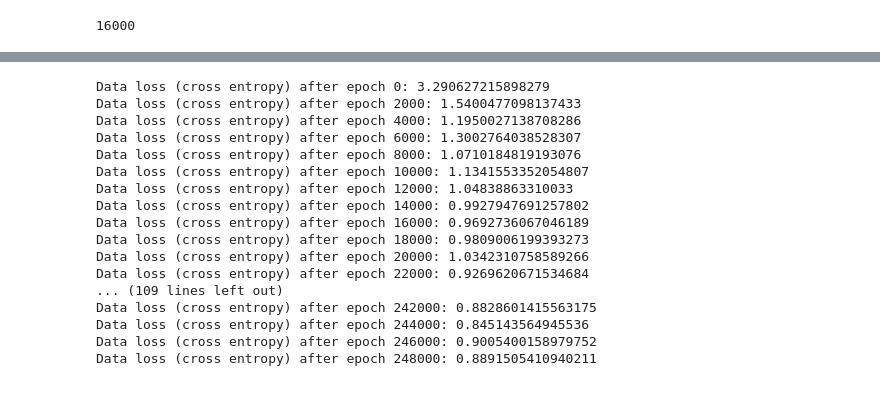
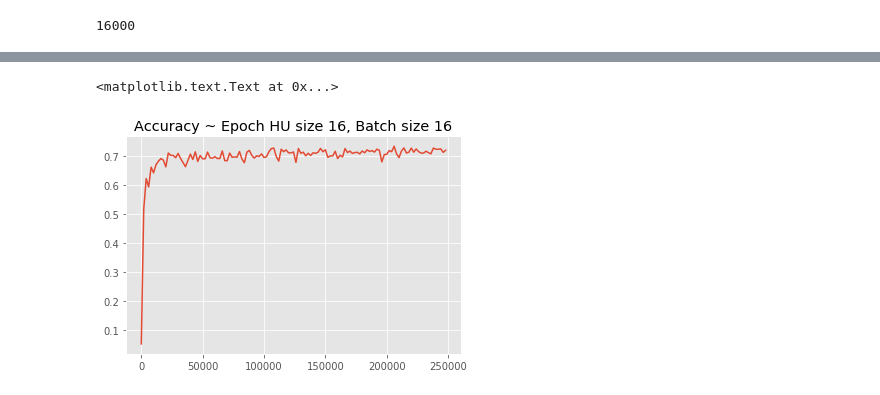
Before and after one commit to nilbot/neural-networks-tutorial, a Jupyter notebook: Notes.ipynb, the cells around one changed output, grey strips where cells are left out. Drawn from its saved outputs; the diff is of its cells as text; code cells hidden in the pictures.

```diff
--- a/Notes.ipynb
+++ b/Notes.ipynb
@@ -135,6 +155,11 @@ Accuracy after epoch 248000: 0.665%
 # %%
-# trying 16 hidden units
+# trying 16 hidden units. rests are same premises as 10 units run
 hwl_mlp_16 = mlp.MLP(training_X, training_y, 16)
-# trying 1e6 epoch, batch size 8
-hwl_mlp_16.minibatch_train(batch_size=16, testset_X=testing_X, testset_y=testing_y)
+
+
+
+
+# data loss is calcuated on training set
+# accuracy is calculated on testing set
+acclog, losslog = hwl_mlp_16.minibatch_train(batch_size=16, testset_X=testing_X, testset_y=testing_y, print_loss=True)
 # %% [output]
@@ -158,22 +183,6 @@ Accuracy after epoch 248000: 0.7215%
-# %%
-# same premise, but calculate data-loss (expensive?)
-hwl_mlp_16 = mlp.MLP(training_X, training_y, 16)
-hwl_mlp_16.minibatch_train(batch_size=16, print_loss=True)
-# %% [output]
-Data loss (cross entropy) after epoch 0: 3.290627215898279
-Data loss (cross entropy) after epoch 2000: 1.5400477098137433
-Data loss (cross entropy) after epoch 4000: 1.1950027138708286
-Data loss (cross entropy) after epoch 6000: 1.3002764038528307
-Data loss (cross entropy) after epoch 8000: 1.0710184819193076
-Data loss (cross entropy) after epoch 10000: 1.1341553352054807
-Data loss (cross entropy) after epoch 12000: 1.04838863310033
-Data loss (cross entropy) after epoch 14000: 0.9927947691257802
-Data loss (cross entropy) after epoch 16000: 0.9692736067046189
-Data loss (cross entropy) after epoch 18000: 0.9809006199393273
-Data loss (cross entropy) after epoch 20000: 1.0342310758589266
-Data loss (cross entropy) after epoch 22000: 0.9269620671534684
-... (109 lines left out)
-Data loss (cross entropy) after epoch 242000: 0.8828601415563175
-Data loss (cross entropy) after epoch 244000: 0.845143564945536
-Data loss (cross entropy) after epoch 246000: 0.9005400158979752
-Data loss (cross entropy) after epoch 248000: 0.8891505410940211
+# %%
+plt.plot([i[0] for i in acclog], [i[1] for i in acclog])
+plt.title("Accuracy ~ Epoch HU size {0}, Batch size {1}".format(16,16))
+# %% [output]
+<matplotlib.text.Text at 0x...>
+[figure, added]
```
Also changed, not shown: parts of 8 cells of this notebook, 1 other file.
